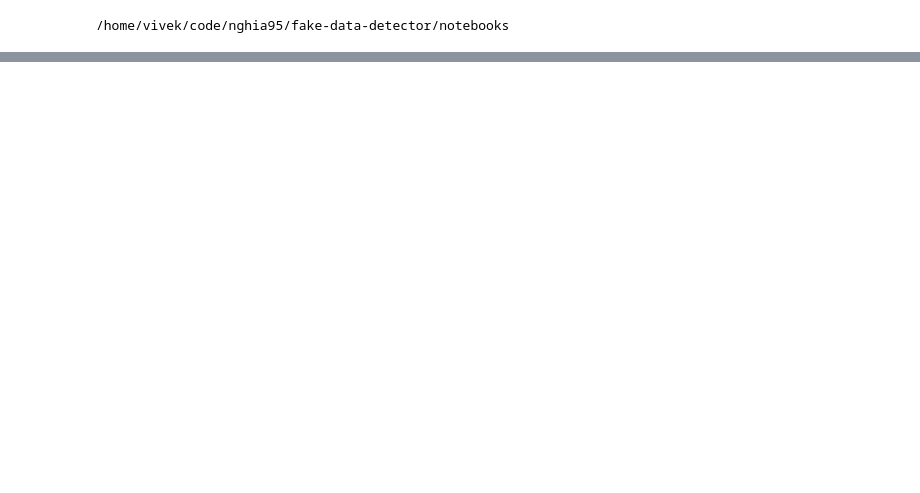
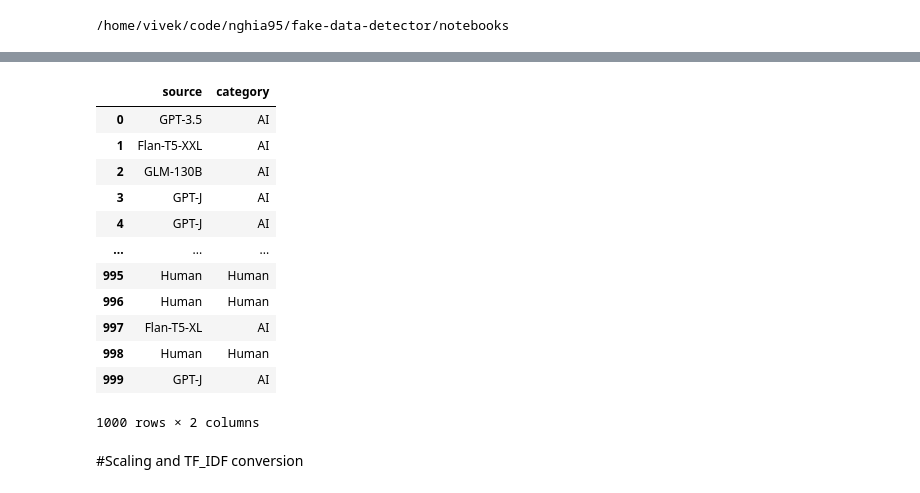
Before and after one commit to nghia95/fake-data-detector, a Jupyter notebook: notebooks/notebook-vivek.ipynb, the cells around one changed output, grey strips where cells are left out. Saved outputs shown, nothing was run; the diff lists cells and outputs as text; code cells hidden in the pictures; blank space fills up the shorter version.

```diff
--- a/notebooks/notebook-vivek.ipynb
+++ b/notebooks/notebook-vivek.ipynb
@@ -63,0 +57,15 @@ plt.show()
+# %%
+# Text cleaning function
+def clean_text(text):
+    # Remove punctuation
+    text = text.translate(str.maketrans('', '', string.punctuation))
+    # Remove numbers (optional)
+    text = re.sub(r'\d+', '', text)
+    # Convert to lowercase
+    text = text.lower()
+    # Remove extra spaces
+    text = ' '.join(text.split())
+    return text
+# %%
+# Apply text cleaning
+df_copy['cleaned_text'] = df_copy['text'].apply(clean_text)
@@ -63,0 +102,20 @@ plt.show()
+# %%
+# Create a new column 'category' based on the 'source' column
+df_copy['category'] = df_copy['source'].apply(lambda x: 'Human' if x == 'Human' else 'AI')
+
+# Check the result
+df_copy[['source', 'category']]
+# %% [output]
+|  | source | category |
+| 0 | GPT-3.5 | AI |
+| 1 | Flan-T5-XXL | AI |
+| 2 | GLM-130B | AI |
+| 3 | GPT-J | AI |
+| 4 | GPT-J | AI |
+| ... | ... | ... |
+| 995 | Human | Human |
+| 996 | Human | Human |
+| 997 | Flan-T5-XL | AI |
+| 998 | Human | Human |
+| 999 | GPT-J | AI |
+1000 rows × 2 columns
@@ -63,0 +130,2 @@ plt.show()
+# %% [markdown]
+#Scaling and TF_IDF conversion
```
Also changed, not shown: parts of 31 cells of this notebook.
